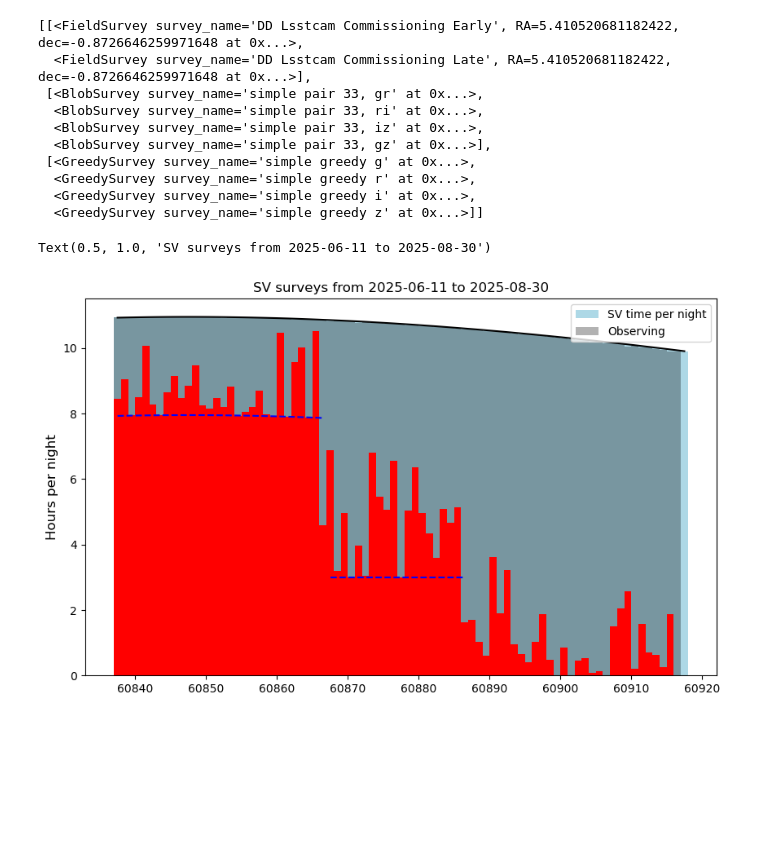
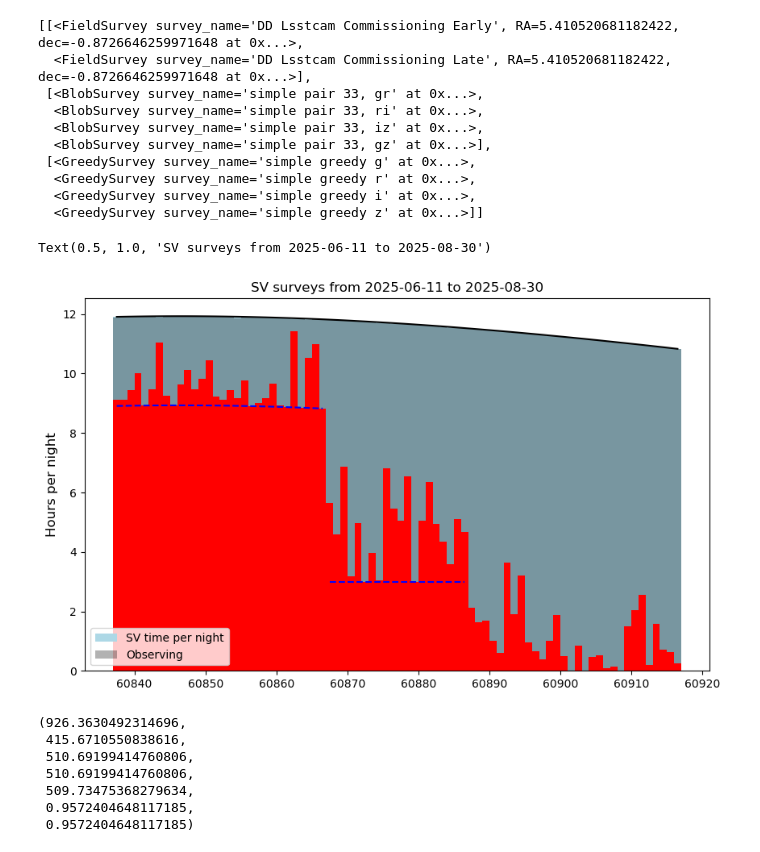
Before and after one commit to lsst-sims/lsstcam_sv, a Jupyter notebook: LSSTCam_SV-ddf-1.ipynb, the cells around one changed output. Drawn from its saved outputs; the diff is of its cells as text; code cells hidden in the pictures; blank space fills up the shorter version.

```diff
--- a/LSSTCam_SV-ddf-1.ipynb
+++ b/LSSTCam_SV-ddf-1.ipynb
@@ -67,10 +68,10 @@ print(survey_start.iso, survey_end.isot, survey_length)
 site = Site("LSST")
 almanac = Almanac(mjd_start=survey_start.mjd)
 match = np.where(
-    (almanac.sunsets["night"] >= 0) & (almanac.sunsets["night"] <= survey_length)
+    (almanac.sunsets["night"] > 0) & (almanac.sunsets["night"] <= survey_length)
 )
-sunsets = almanac.sunsets[match]["sun_n18_setting"]
-sunrises = almanac.sunsets[match]["sun_n18_rising"]
+sunsets = almanac.sunsets[match]["sun_n12_setting"]
+sunrises = almanac.sunsets[match]["sun_n12_rising"]
 
 print(Time(sunsets[0], format='mjd', scale='utc').iso,
       Time(sunrises[0], format='mjd', scale='utc').iso,
@@ -126,7 +127,24 @@ downtimes = np.array(
             )
 downtimes.sort(order="start")
 
-dayobsmjd = np.arange(survey_start.mjd, survey_start.mjd + survey_length+0.5, 1)
+
+# Eliminate overlaps
+diff = downtimes["start"][1:] - downtimes["end"][0:-1]
+while np.min(diff) < 0:
+    print("found overlap")
+    # Should be able to do this without a loop, but this works
+    for i, dt in enumerate(self.downtimes[0:-1]):
+        if downtimes["start"][i + 1] < dt["end"]:
+            new_end = np.max([dt["end"], self.downtimes["end"][i + 1]])
+            downtimes[i]["end"] = new_end
+            downtimes[i + 1]["end"] = new_end
+
+    good = np.where(downtimes["end"] - np.roll(self.downtimes["end"], 1) != 0)
+    downtimes = downtimes[good]
+    diff = downtimes["start"][1:] - downtimes["end"][0:-1]
+
+
+dayobsmjd = np.arange(survey_start.mjd, survey_start.mjd + survey_length, 1)
 downtime_per_night = np.zeros(len(sunrises))
 for start, end in zip(downtimes['start'], downtimes['end']):
     idx = np.where((start > dayobsmjd) & (end < dayobsmjd+1))
@@ -145,4 +163,5 @@ plt.ylabel("Hours per night", fontsize='large')
 plt.title(f"SV surveys from {survey_start.iso[0:10]} to {survey_end.iso[0:10]}")
 
 print(f"Max length of night {hours_in_night.max()} min length of night {hours_in_night.min()}")
+print(f"Total nighttime {hours_in_night.sum()}, total downtime {downtime_per_night.sum()}, available time {hours_in_night.sum() - downtime_per_night.sum()}")
 # %% [output]
@@ -323,7 +355,7 @@ for b in 'griz':
 # A FieldSurvey provides sequences, could modify detailer to handle dithering as needed.
 dd_early_note = "DD Deep early"
 dd_masks = ex.standard_masks(nside=nside, moon_distance=30, wind_speed_maximum=40,
-                             min_alt=25, max_alt=80, shadow_minutes=30)
+                             min_alt=26, max_alt=80, shadow_minutes=40)
 early_bfs = dd_masks + [basis_functions.VisitGap(note=dd_early_note, gap_min=700), # once per night
                         basis_functions.AfterEveningTwiBasisFunction(time_after=600.0*.75, alt_limit=18), # first half of night
                         # If there is only one survey in this tier these are not useful
@@ -493,29 +525,44 @@ if len(vals) == 5:
 # %%
 # Did we manage to schedule the available time?
 
 plt.figure(figsize=(10,6))
 plt.plot(dayobsmjd, hours_in_night, 'k')
 w = 1
 plt.bar(dayobsmjd, downtime_per_night, width=w, color='r')
 plt.bar(dayobsmjd, hours_in_night - downtime_per_night, bottom=downtime_per_night, width=w,
         color='lightblue', label="SV time per night")
 plt.plot(dayobsmjd[0:step1], hours_in_night[0:step1] - 3, 'b--')
 plt.plot(dayobsmjd[step1:step2], np.ones(step2-step1) * 3, 'b--')
 
-night = np.searchsorted(dayobsmjd, observations['mjd'], side='left') - 1
 obs_time = np.zeros(len(sunrises))
 for i in range(len(sunrises)):
-    idx = np.where((observations['mjd'] > sunsets[i]) & (observations['mjd'] < sunrises[i]))[0]
-    obs_time[i-1] = (observations['visittime'][idx] + observations['slewtime'][idx]).sum() / 60 / 60
+    idx = np.where((observations['mjd'] >= sunsets[i]) & (observations['mjd'] <= sunrises[i]))[0]
+    obs_time[i] = (observations['visittime'][idx] + observations['slewtime'][idx]).sum() / 60 / 60
 
-plt.bar(dayobsmjd, obs_time,  bottom=downtime_per_night, color='k', width=w, alpha=0.3, label='Observing')
+plt.bar(dayobsmjd, obs_time,  bottom=downtime_per_night,
+        color='k', width=w, alpha=0.3, label='Observing')
 
 plt.legend()
 plt.ylabel("Hours per night", fontsize='large')
 plt.title(f"SV surveys from {survey_start.iso[0:10]} to {survey_end.iso[0:10]}")
 # %% [output]
 Text(0.5, 1.0, 'SV surveys from 2025-06-11 to 2025-08-30')
-[figure, old version]
+[figure, new version]
+# %%
+tnight = float(hours_in_night.sum())
+tdown = float(downtime_per_night.sum())
+tavail = float((hours_in_night - downtime_per_night).sum())
+
+tobs = float((observations['visittime'].sum() + observations['slewtime'].sum()) / 60 / 60)
+tnight, tdown, tnight-tdown, tavail, tobs, tavail - tobs, tnight - tdown - tobs
+# %% [output]
+(926.3630492314696,
+ 415.6710550838616,
+ 510.69199414760806,
+ 510.69199414760806,
+ 509.73475368279634,
+ 0.9572404648117185,
+ 0.9572404648117185)
 # %%
 info = run_info_table(observatory)
 converter = SchemaConverter()
```
Also changed, not shown: parts of 13 cells of this notebook, 1 other file.
